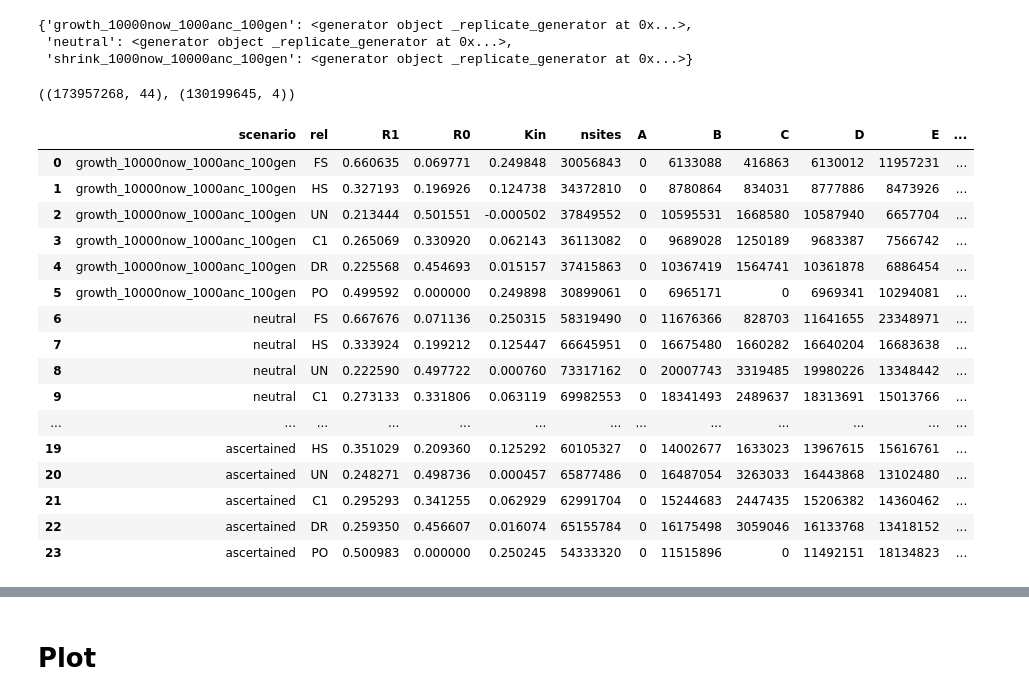
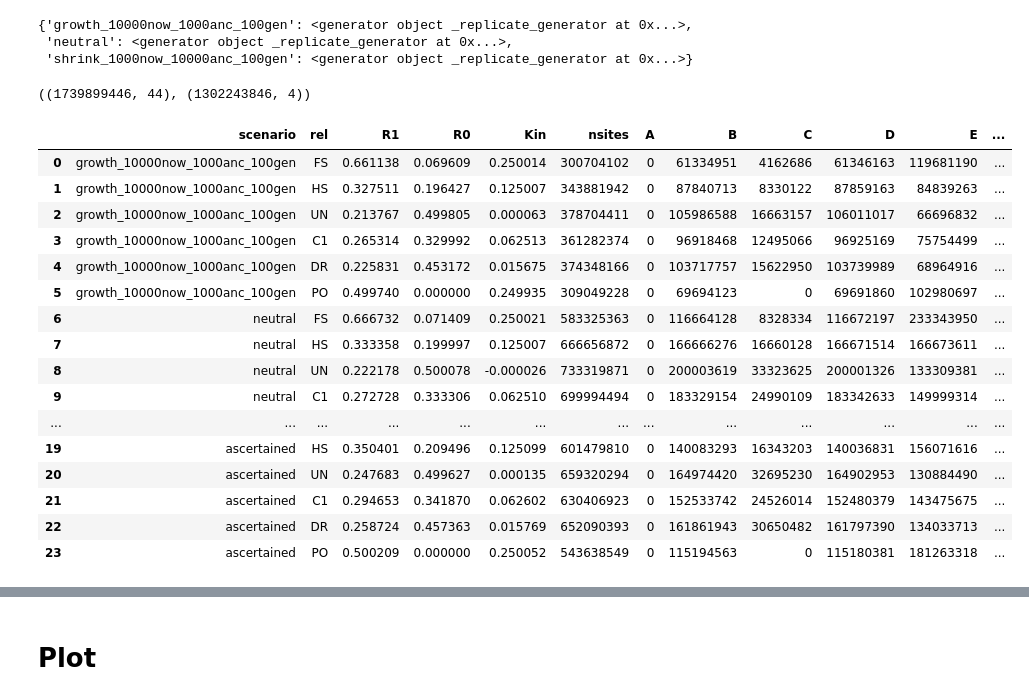
Before and after one commit to rwaples/freqfree_suppl, a Jupyter notebook: PAPER demographic and ascertainment.ipynb, the cells around one changed output, grey strips where cells are left out. Drawn from its saved outputs; the diff is of its cells as text; code cells hidden in the pictures.

```diff
--- a/PAPER demographic and ascertainment.ipynb
+++ b/PAPER demographic and ascertainment.ipynb
@@ -80,7 +81,7 @@ def make_2d_SFS_related(genotype_matrix, k, remove_nonsegregating = True):
     if remove_nonsegregating:
         pair_twoDsfs[0,0]=0
         pair_twoDsfs[2,2]=0
-    return(pair_twoDsfs)
+    return(pair_twoDsfs, IBD)
 # %%
 # these functions take a 2dSFS (3x3) and return the relevant statistic (R0, R1, or KING-robust kinship)
 
@@ -111,10 +112,10 @@ def find_gr(N_current, N_ancestral, T):
     gr = -1.0 * np.log(ratio) /100.0
     return(gr)
 # %%
-LEN = 1e8
+LEN = 1e6
 #LEN = 1e6
 SEED = 10101
-scale = 10
+scale = 10000
 # The Ne does not affect the ratios between the values B,C,D, E, F, G, H, only how many non-segregating sites (A,I) there are relative to the rest
 
 scenarios = {
@@ -156,37 +157,40 @@ gt_of_scenario['ascertained'] = postascertain_gt
 # %%
 preascertain_gt.shape, postascertain_gt.shape
 # %% [output]
-((173957268, 44), (130199645, 4))
+((1739899446, 44), (1302243846, 4))
 # %%
 res = []
 for scenario, gt in gt_of_scenario.iteritems():
         for rel in k_of_rel:
-            twoDsfs = make_2d_SFS_related(gt, k_of_rel[rel], remove_nonsegregating = True)
+            twoDsfs, IBD = make_2d_SFS_related(gt, k_of_rel[rel], remove_nonsegregating = True)
             R1 = R1_sfs(twoDsfs)
             R0 = R0_sfs(twoDsfs)
             Kin = Kin_sfs(twoDsfs)
             nsites = np.sum(twoDsfs).astype(int)
+            k0 = np.sum(IBD==0)/np.float(len(IBD))
+            k1 = np.sum(IBD==1)/np.float(len(IBD))
+            k2 = np.sum(IBD==2) /np.float(len(IBD))
             A, B, C, D, E, F, G, H, I = count_sfs(twoDsfs).astype(int)
-            res.append((scenario, rel, R1, R0, Kin, nsites, A, B, C, D, E, F, G, H, I))
+            res.append((scenario, rel, R1, R0, Kin, nsites, A, B, C, D, E, F, G, H, I, k0, k1, k2))
             res_df = pd.DataFrame(res)
 # %%
-res_df.columns = ['scenario', 'rel', 'R1', 'R0', 'Kin', 'nsites',  'A', 'B', 'C', 'D', 'E', 'F', 'G', 'H', 'I']
+res_df.columns = ['scenario', 'rel', 'R1', 'R0', 'Kin', 'nsites',  'A', 'B', 'C', 'D', 'E', 'F', 'G', 'H', 'I', 'k0', 'k1', 'k2']
 res_df
 # %% [output]
 |  | scenario | rel | R1 | R0 | Kin | nsites | A | B | C | D | E | ... |
-| 0 | growth_10000now_1000anc_100gen | FS | 0.660635 | 0.069771 | 0.249848 | 30056843 | 0 | 6133088 | 416863 | 6130012 | 11957231 | ... |
-| 1 | growth_10000now_1000anc_100gen | HS | 0.327193 | 0.196926 | 0.124738 | 34372810 | 0 | 8780864 | 834031 | 8777886 | 8473926 | ... |
-| 2 | growth_10000now_1000anc_100gen | UN | 0.213444 | 0.501551 | -0.000502 | 37849552 | 0 | 10595531 | 1668580 | 10587940 | 6657704 | ... |
-| 3 | growth_10000now_1000anc_100gen | C1 | 0.265069 | 0.330920 | 0.062143 | 36113082 | 0 | 9689028 | 1250189 | 9683387 | 7566742 | ... |
-| 4 | growth_10000now_1000anc_100gen | DR | 0.225568 | 0.454693 | 0.015157 | 37415863 | 0 | 10367419 | 1564741 | 10361878 | 6886454 | ... |
-| 5 | growth_10000now_1000anc_100gen | PO | 0.499592 | 0.000000 | 0.249898 | 30899061 | 0 | 6965171 | 0 | 6969341 | 10294081 | ... |
-| 6 | neutral | FS | 0.667676 | 0.071136 | 0.250315 | 58319490 | 0 | 11676366 | 828703 | 11641655 | 23348971 | ... |
-| 7 | neutral | HS | 0.333924 | 0.199212 | 0.125447 | 66645951 | 0 | 16675480 | 1660282 | 16640204 | 16683638 | ... |
-| 8 | neutral | UN | 0.222590 | 0.497722 | 0.000760 | 73317162 | 0 | 20007743 | 3319485 | 19980226 | 13348442 | ... |
-| 9 | neutral | C1 | 0.273133 | 0.331806 | 0.063119 | 69982553 | 0 | 18341493 | 2489637 | 18313691 | 15013766 | ... |
+| 0 | growth_10000now_1000anc_100gen | FS | 0.661138 | 0.069609 | 0.250014 | 300704102 | 0 | 61334951 | 4162686 | 61346163 | 119681190 | ... |
+| 1 | growth_10000now_1000anc_100gen | HS | 0.327511 | 0.196427 | 0.125007 | 343881942 | 0 | 87840713 | 8330122 | 87859163 | 84839263 | ... |
+| 2 | growth_10000now_1000anc_100gen | UN | 0.213767 | 0.499805 | 0.000063 | 378704411 | 0 | 105986588 | 16663157 | 106011017 | 66696832 | ... |
+| 3 | growth_10000now_1000anc_100gen | C1 | 0.265314 | 0.329992 | 0.062513 | 361282374 | 0 | 96918468 | 12495066 | 96925169 | 75754499 | ... |
+| 4 | growth_10000now_1000anc_100gen | DR | 0.225831 | 0.453172 | 0.015675 | 374348166 | 0 | 103717757 | 15622950 | 103739989 | 68964916 | ... |
+| 5 | growth_10000now_1000anc_100gen | PO | 0.499740 | 0.000000 | 0.249935 | 309049228 | 0 | 69694123 | 0 | 69691860 | 102980697 | ... |
+| 6 | neutral | FS | 0.666732 | 0.071409 | 0.250021 | 583325363 | 0 | 116664128 | 8328334 | 116672197 | 233343950 | ... |
+| 7 | neutral | HS | 0.333358 | 0.199997 | 0.125007 | 666656872 | 0 | 166666276 | 16660128 | 166671514 | 166673611 | ... |
+| 8 | neutral | UN | 0.222178 | 0.500078 | -0.000026 | 733319871 | 0 | 200003619 | 33323625 | 200001326 | 133309381 | ... |
+| 9 | neutral | C1 | 0.272728 | 0.333306 | 0.062510 | 699994494 | 0 | 183329154 | 24990109 | 183342633 | 149999314 | ... |
 | ... | ... | ... | ... | ... | ... | ... | ... | ... | ... | ... | ... | ... |
-| 19 | ascertained | HS | 0.351029 | 0.209360 | 0.125292 | 60105327 | 0 | 14002677 | 1633023 | 13967615 | 15616761 | ... |
-| 20 | ascertained | UN | 0.248271 | 0.498736 | 0.000457 | 65877486 | 0 | 16487054 | 3263033 | 16443868 | 13102480 | ... |
-| 21 | ascertained | C1 | 0.295293 | 0.341255 | 0.062929 | 62991704 | 0 | 15244683 | 2447435 | 15206382 | 14360462 | ... |
-| 22 | ascertained | DR | 0.259350 | 0.456607 | 0.016074 | 65155784 | 0 | 16175498 | 3059046 | 16133768 | 13418152 | ... |
-| 23 | ascertained | PO | 0.500983 | 0.000000 | 0.250245 | 54333320 | 0 | 11515896 | 0 | 11492151 | 18134823 | ... |
+| 19 | ascertained | HS | 0.350401 | 0.209496 | 0.125099 | 601479810 | 0 | 140083293 | 16343203 | 140036831 | 156071616 | ... |
+| 20 | ascertained | UN | 0.247683 | 0.499627 | 0.000135 | 659320294 | 0 | 164974420 | 32695230 | 164902953 | 130884490 | ... |
+| 21 | ascertained | C1 | 0.294653 | 0.341870 | 0.062602 | 630406923 | 0 | 152533742 | 24526014 | 152480379 | 143475675 | ... |
+| 22 | ascertained | DR | 0.258724 | 0.457363 | 0.015769 | 652090393 | 0 | 161861943 | 30650482 | 161797390 | 134033713 | ... |
+| 23 | ascertained | PO | 0.500209 | 0.000000 | 0.250052 | 543638549 | 0 | 115194563 | 0 | 115180381 | 181263318 | ... |
```
Also changed, not shown: parts of 9 cells of this notebook, 1 other file.
